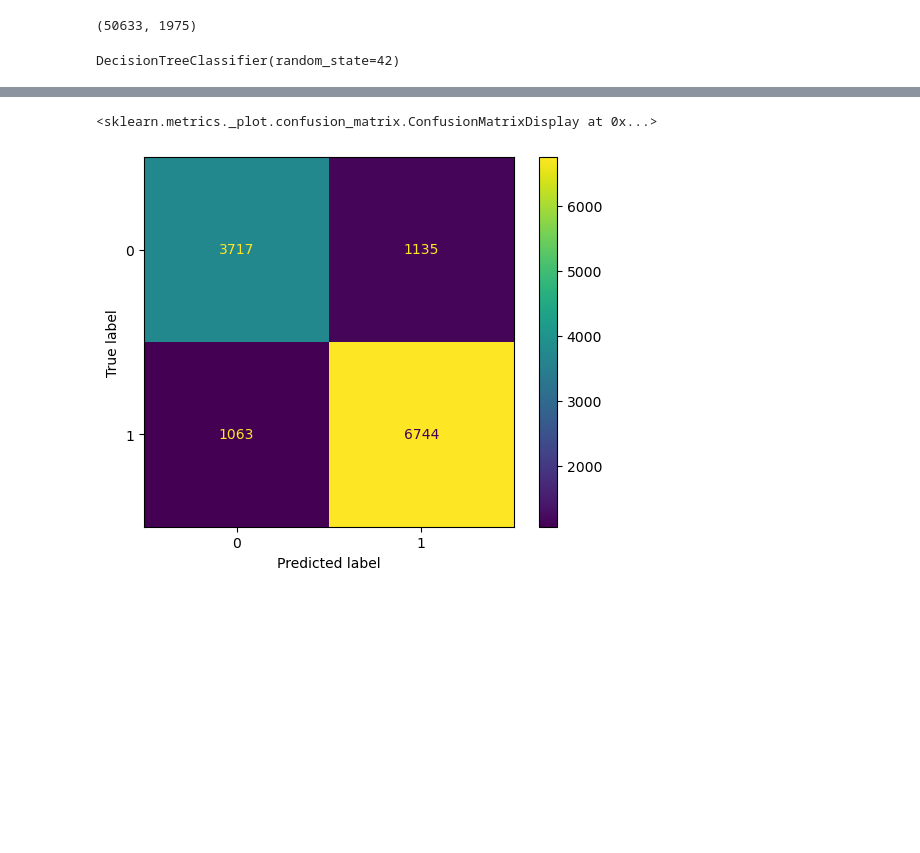
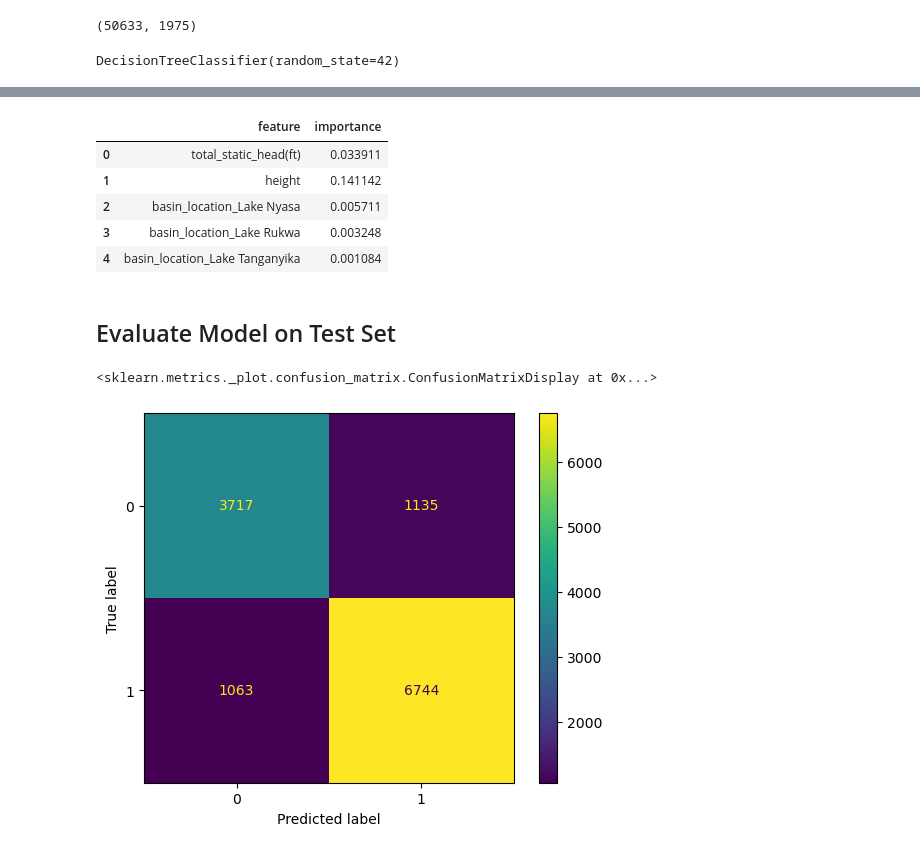
Before and after one commit to jtjohn172/Tanzanian-Water-Wells-Analysis, a Jupyter notebook: well_analysis_notebook_first_tree.ipynb, the cells around one changed output, grey strips where cells are left out. Drawn from its saved outputs; the diff is of its cells as text; code cells hidden in the pictures; blank space fills up the shorter version.

```diff
--- a/well_analysis_notebook_first_tree.ipynb
+++ b/well_analysis_notebook_first_tree.ipynb
@@ -317,3 +443,14 @@ DecisionTreeClassifier(random_state=42)
+# %%
+togetherdf.head()
+# %% [output]
+|  | feature | importance |
+| 0 | total_static_head(ft) | 0.033911 |
+| 1 | height | 0.141142 |
+| 2 | basin_location_Lake Nyasa | 0.005711 |
+| 3 | basin_location_Lake Rukwa | 0.003248 |
+| 4 | basin_location_Lake Tanganyika | 0.001084 |
+# %% [markdown]
+## Evaluate Model on Test Set
 # %%
 #predict from X_test
 y_preds = dt.predict(X_test)
```
Also changed, not shown: parts of 12 cells of this notebook.
